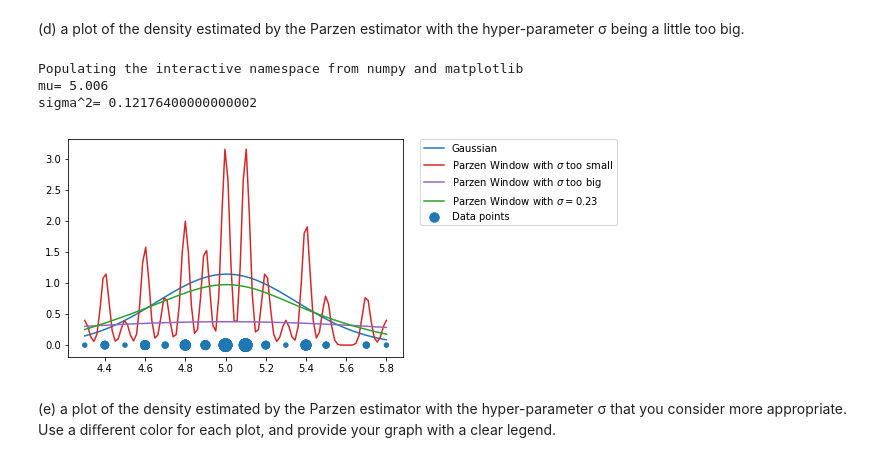
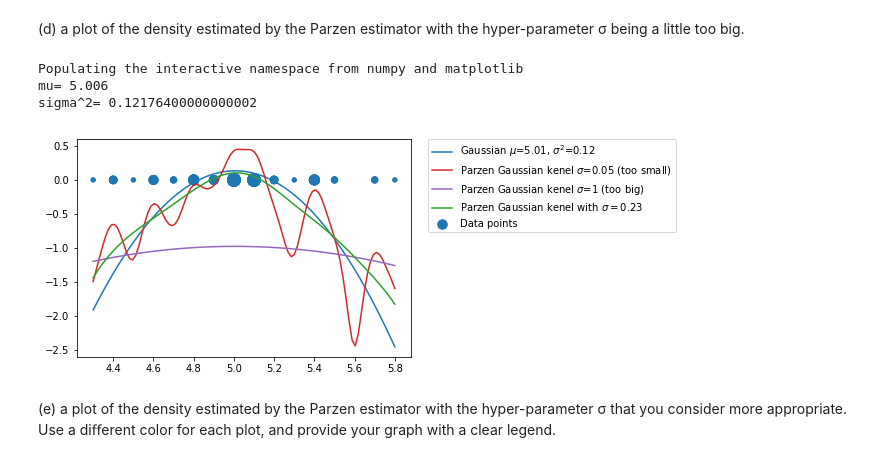
Before and after one commit to quatrejuin/ml_homework_1, a Jupyter notebook: ml_homework_1.ipynb, the cells around one changed output. Saved outputs shown, nothing was run; the diff lists cells and outputs as text; code cells hidden in the pictures.

Commit message:
- Use log density instead of density - Use parametric Gaussian to generate valid data for tuning Parzen Gaussian - Use meshgrid instead of loop - Refactored the code

```diff
--- a/ml_homework_1.ipynb
+++ b/ml_homework_1.ipynb
@@ -580,41 +574,43 @@ count = Counter(feature_1d)
 feature_1d_size = [count[x]*20 for x in feature_1d]
 # (a) the data points of the subset (displayed on the x axis).
 pylab.scatter(feature_1d,feature_1d_y, s = feature_1d_size, label="Data points")
 
 
 range_x = np.linspace(min(feature_1d),max(feature_1d),100)
 dg=DiagonalGaussian_Est.train(feature_1d)
 density_est = [dg.predict(x) for x in range_x]
 # (b) a plot of the density estimated by your parametric Gaussian estimator.
-pylab.plot(range_x,density_est, label="Gaussian")
+pylab.plot(range_x,density_est, label="Gaussian $\mu$={:.2f}, $\sigma^2$={:.2f}".format(dg.mus,dg.sigma_sqs))
 
-density_est_parzen_small=Parzen_Est.train(feature_1d,0.02)
-density_est_parzen_small = [density_est_parzen_small.predict(x) for x in range_x]
+dg_parzen_small=Parzen_Est.train(feature_1d,0.05)
+density_est_parzen_small = [dg_parzen_small.predict(x) for x in range_x]
 # (c) a plot of the density estimated by the Parzen estimator with a hyper-parameter
 # σ (standard deviation) too small.
-pylab.plot(range_x,density_est_parzen_small,c="tab:red",label="Parzen Window with $\sigma$ too small")
+pylab.plot(range_x,density_est_parzen_small,c="tab:red",
+           label="Parzen Gaussian kenel $\sigma$={} (too small)".format(dg_parzen_small.sigma))
 
 dg_parzen_big=Parzen_Est.train(feature_1d,1)
 density_est_parzen_big = [dg_parzen_big.predict(x) for x in range_x]
 # (d) a plot of the density estimated by the Parzen estimator with the hyper-parameter
 # σ being a little too big.
-pylab.plot(range_x,density_est_parzen_big,c="tab:purple",label="Parzen Window with $\sigma$ too big")
+pylab.plot(range_x,density_est_parzen_big,c="tab:purple",
+           label="Parzen Gaussian kenel $\sigma$={} (too big)".format(dg_parzen_big.sigma))
 
 
-dg_parzen_big=Parzen_Est.train(feature_1d,0.23)
+dg_parzen_big=Parzen_Est.train(feature_1d,0.165)
 density_est_parzen_big = [dg_parzen_big.predict(x) for x in range_x]
 # (e) a plot of the density estimated by the Parzen estimator with the
 # hyper-parameter σ that you consider more appropriate. Use a diﬀerent color for each plot, and provide your graph with a clear legend.
-pylab.plot(range_x,density_est_parzen_big,c="tab:green",label="Parzen Window with $\sigma=0.23$ ")
+pylab.plot(range_x,density_est_parzen_big,c="tab:green",label="Parzen Gaussian kenel with $\sigma=0.23$ ")
 
 pylab.legend(bbox_to_anchor=(1.05, 1), loc=2, borderaxespad=0.)
 
 pylab.show()
 # %% [output]
 Populating the interactive namespace from numpy and matplotlib
 mu= 5.006
 sigma^2= 0.12176400000000002
-[figure, old version]
+[figure, new version]
 # %% [markdown]
 (e) a plot of the density estimated by the Parzen estimator with the hyper-parameter σ that you consider more appropriate. Use a diﬀerent color for each plot, and provide your graph with a clear legend.
 # %% [markdown]
```
Also changed, not shown: parts of 17 cells of this notebook.
